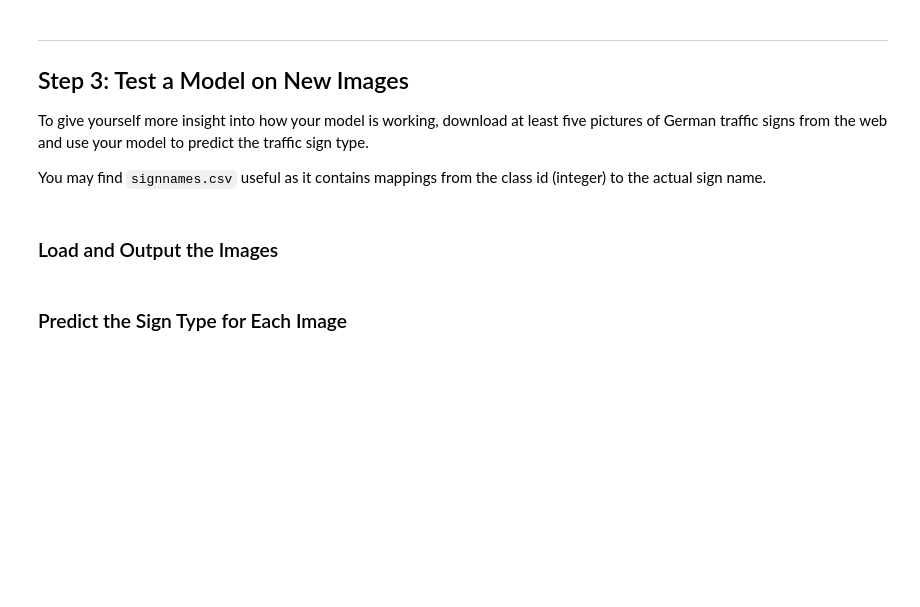
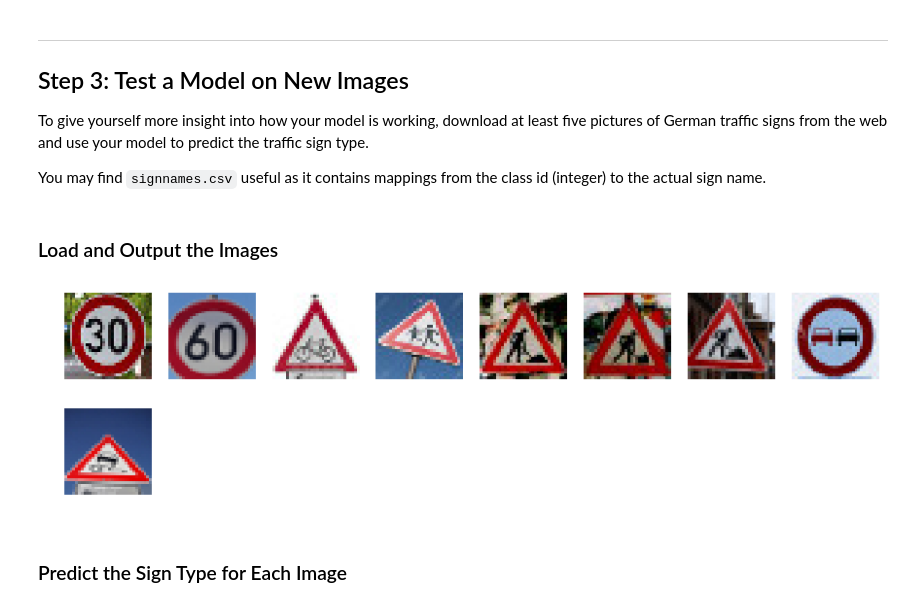
Before and after one commit to patrickmpoon/CarND-Traffic-Sign-Classifier-Project, a Jupyter notebook: Traffic_Sign_Classifier.ipynb, the cells around one changed output. Saved outputs shown, nothing was run; the diff lists cells and outputs as text; code cells hidden in the pictures; blank space fills up the shorter version.

Commit message:
Added new traffic signs

```diff
--- a/Traffic_Sign_Classifier.ipynb
+++ b/Traffic_Sign_Classifier.ipynb
@@ -28,6 +28,8 @@ import pickle
 training_file = './train.p'
 validation_file = './valid.p'
 testing_file = './test.p'
+
+model_file = './lenet'
 
 X_train = []
 y_train = []
@@ -352,7 +365,8 @@ from sklearn.utils import shuffle
 import tensorflow as tf
 
 
-EPOCHS = 20
+# EPOCHS = 20 # Permanent
+EPOCHS = 20 # REMOVEME ; TEMPORARY
 BATCH_SIZE = 16
 
 x = tf.placeholder(tf.float32, (None, 32, 32, 1))
@@ -404,7 +418,7 @@ with tf.Session() as sess:
         print("Validation Accuracy = {:.3f}".format(validation_accuracy))
         print()
 
-    saver.save(sess, './lenet')
+    saver.save(sess, model_file)
     print("Model saved")
 # %% [output]
 Training...
@@ -440,2 +451,34 @@ You may find `signnames.csv` useful as it contains mappings from the class id (i
+# %%
+### Load the images and plot them here.
+### Feel free to use as many code cells as needed.
+
+import matplotlib.pyplot as plt
+import cv2
+import os
+
+new_images = []
+images_dir = 'new_traffic_signs'
+new_image_files = os.listdir(images_dir)
+new_image_columns = 8
+
+
+def get_image(file_path):
+    raw_file = cv2.imread(file_path)
+    return cv2.cvtColor(raw_file, cv2.COLOR_BGR2RGB)
+
+
+for image_file in new_image_files:
+    if image_file != '.DS_Store':
+        image = get_image(images_dir + '/' + image_file)
+        new_images.append(image)
+
+plt.figure(figsize=(15, 4))
+
+for i, image in enumerate(new_images, 1):
+    plt.subplot(math.ceil(len(new_images) / new_image_columns), new_image_columns, i)
+    plt.axis('off')
+    plt.imshow(image)
+# %% [output]
+[figure, added]
 # %% [markdown]
 ### Predict the Sign Type for Each Image
```
Also changed, not shown: parts of 7 cells of this notebook, 9 other files.
